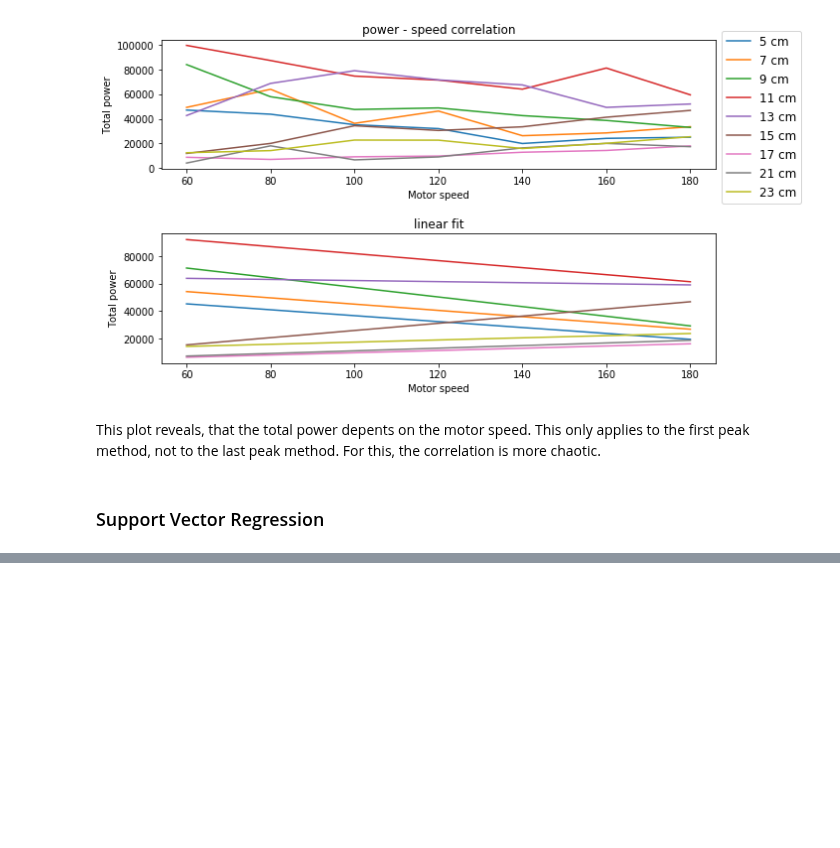
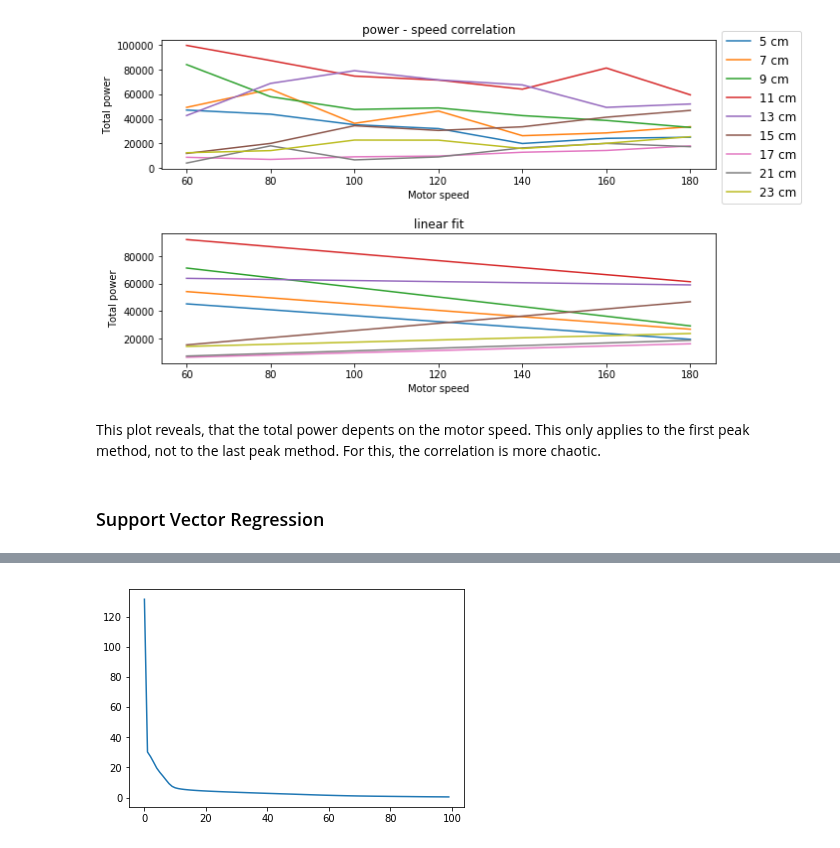
Before and after one commit to LucaHermes/PiezoAntenna, a Jupyter notebook: Piezo Antenna.ipynb, the cells around one changed output, grey strips where cells are left out. Drawn from its saved outputs; the diff is of its cells as text; code cells hidden in the pictures; blank space fills up the shorter version.

```diff
--- a/Piezo Antenna.ipynb
+++ b/Piezo Antenna.ipynb
@@ -435,0 +437,7 @@ error
+# %%
+model = svm.SVR(kernel='poly', degree=9, epsilon=.5,C=10.) # poly degree 10 --> 94 %
+model.fit(X_train, y_train)
+
+prediction = model.predict(X_test)
+score = model.score(X_test, y_test) # mean_absolute_error(y_test, prediction)
+score
@@ -435,0 +485,55 @@ error
+# %%
+num_epochs = 100
+batch_size = 30
+
+init = tf.global_variables_initializer()
+
+loss_summary = []
+with tf.Session() as sess:
+
+    sess.run(init)
+
+    for i in range(num_epochs):
+
+        epoch_mse = []
+
+        for index, offset in enumerate(range(0, len(X_train), batch_size)):
+            xs = X_train[offset:offset+batch_size]
+            xs = np.reshape(xs, [len(xs), len(xs[0]), 1])
+            ys = y_train[offset:offset+batch_size]
+            ys = np.reshape(ys, [len(xs), 1])
+            t, mse, s = sess.run([train, loss, sample], feed_dict={ x : xs, y : ys })
+            epoch_mse.append(mse)
+
+        if i % 10 == 0:
+            print('Iteration {} finished with mean error {:.5f}'.format(i, np.mean(epoch_mse)))
+
+        loss_summary.append(np.mean(epoch_mse))
+
+    predictions = []
+
+    X_test = np.reshape(X_test, [-1, len(X_test[0]), 1])
+    y_test = np.reshape(y_test, [-1, 1])
+    for i in range(len(X_test)):
+        p = sess.run(sample, feed_dict={ x : [X_test[i]], y : [y_test[i]] })
+        predictions.append(p)
+
+    predictions = np.ravel(predictions)
+    false_predictions = np.sum([ (p - t) > 0.2 for p, t in zip(predictions, y_test)  ])
+
+    accuracy = float(len(predictions)) / float((len(predictions) + false_predictions))
+
+    print('Accuracy\t{}'.format(accuracy))
+
+    difference = np.mean(np.power(np.subtract(predictions, np.ravel(y_test)), 2))
+    print('Difference\t{}'.format(difference))
+
+    r2 = r2_score(np.ravel(y_test), predictions)
+    print('R2 Score\t{}'.format(r2))
+
+
+plt.plot(loss_summary)
+print(np.ravel(y_test)[:20])
+print(predictions[:20])
+print("Mean Divergence\t{}".format(np.mean(np.abs(np.ravel(y_test) - predictions))))
+# %% [output]
@@ -435,0 +559 @@ error
+[figure, added]
```
Also changed, not shown: parts of 14 cells of this notebook, 2 other files.
